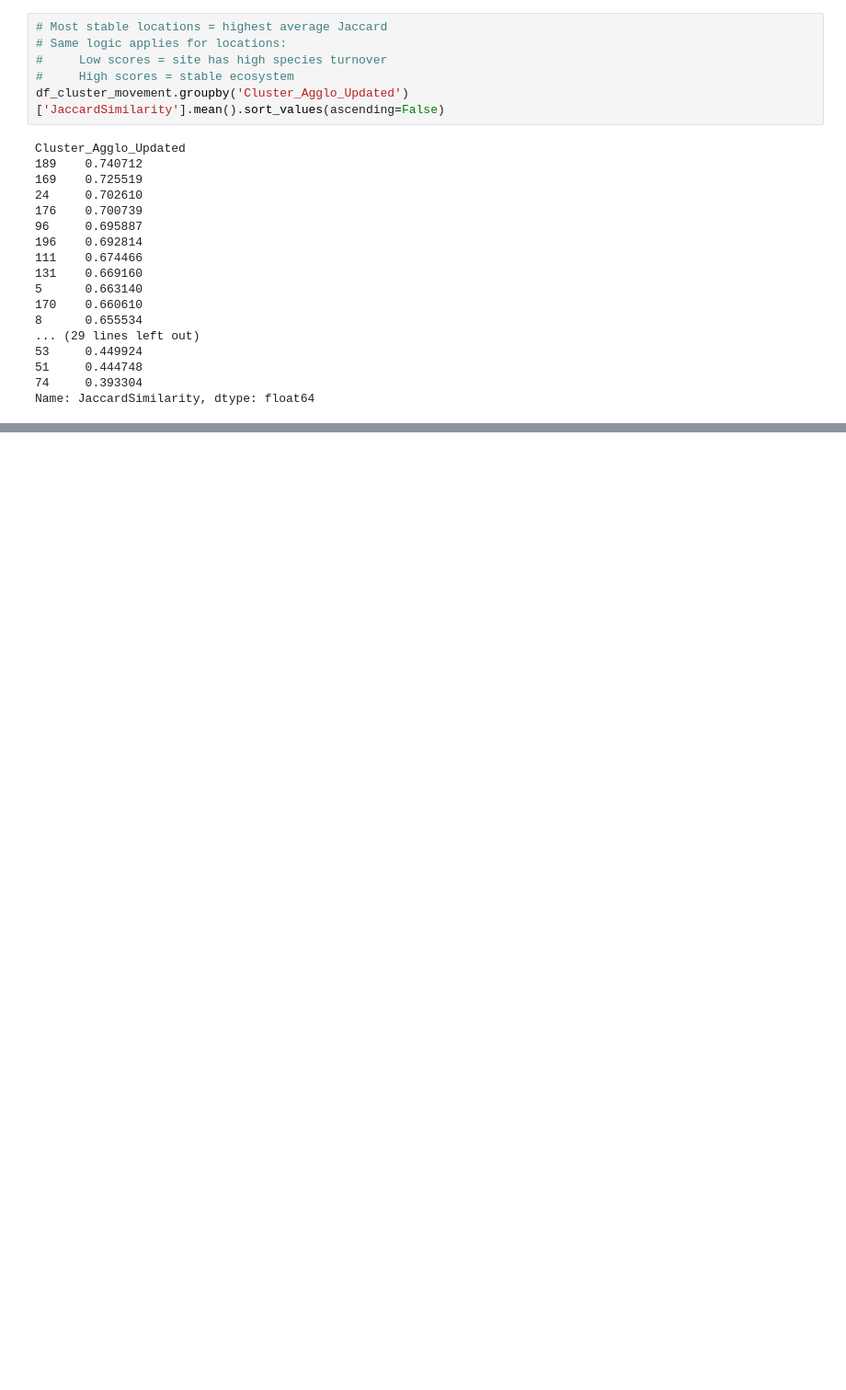
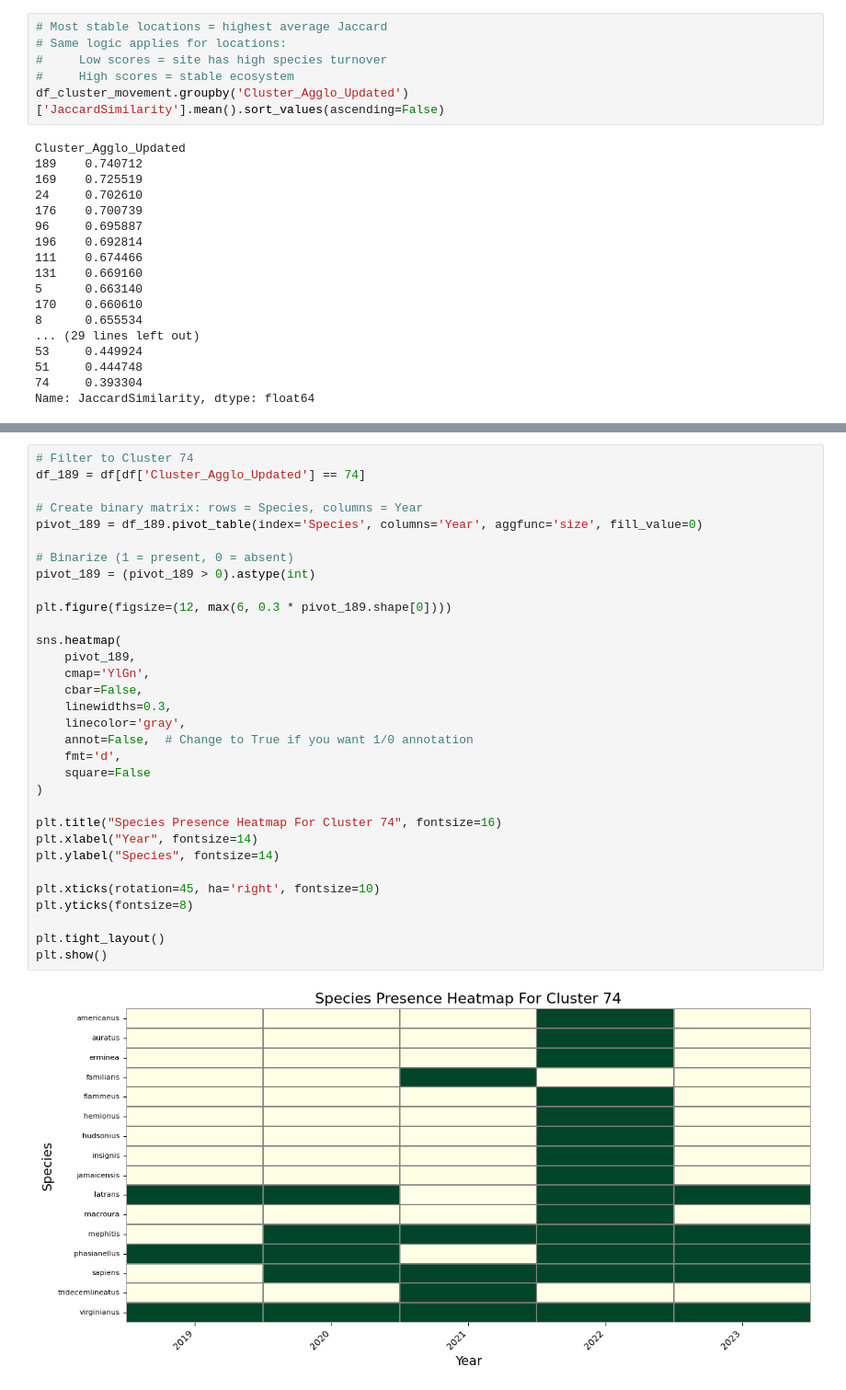
Before and after one commit to sagniksinha/CS8903_HAAG_Spatial_Camera_Trap_Summer2025, a Jupyter notebook: Jaccard_Index.ipynb, the cells around one changed output, grey strips where cells are left out. Shown: that part at 92% size. Drawn from its saved outputs; the diff is of its cells as text; blank space fills up the shorter version.

```diff
--- a/Jaccard_Index.ipynb
+++ b/Jaccard_Index.ipynb
@@ -238,0 +319,34 @@ Name: JaccardSimilarity, dtype: float64
+# %%
+# Filter to Cluster 74
+df_189 = df[df['Cluster_Agglo_Updated'] == 74]
+
+# Create binary matrix: rows = Species, columns = Year
+pivot_189 = df_189.pivot_table(index='Species', columns='Year', aggfunc='size', fill_value=0)
+
+# Binarize (1 = present, 0 = absent)
+pivot_189 = (pivot_189 > 0).astype(int)
+
+plt.figure(figsize=(12, max(6, 0.3 * pivot_189.shape[0])))
+
+sns.heatmap(
+    pivot_189,
+    cmap='YlGn',
+    cbar=False,
+    linewidths=0.3,
+    linecolor='gray',
+    annot=False,  # Change to True if you want 1/0 annotation
+    fmt='d',
+    square=False
+)
+
+plt.title("Species Presence Heatmap For Cluster 74", fontsize=16)
+plt.xlabel("Year", fontsize=14)
+plt.ylabel("Species", fontsize=14)
+
+plt.xticks(rotation=45, ha='right', fontsize=10)
+plt.yticks(fontsize=8)
+
+plt.tight_layout()
+plt.show()
+# %% [output]
+[figure, added]
```
Also changed, not shown: parts of 13 cells of this notebook.
